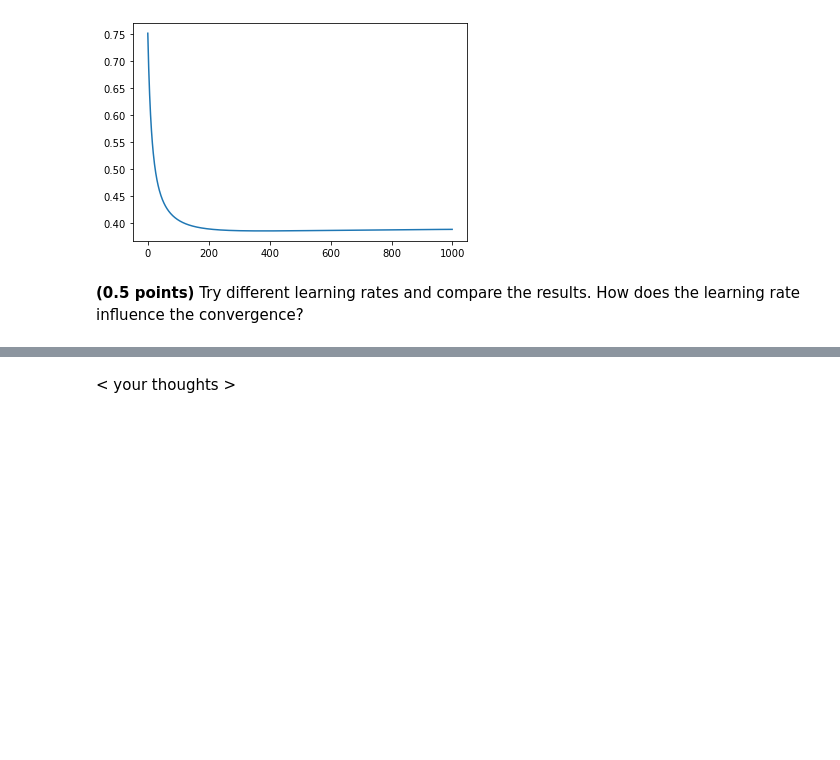
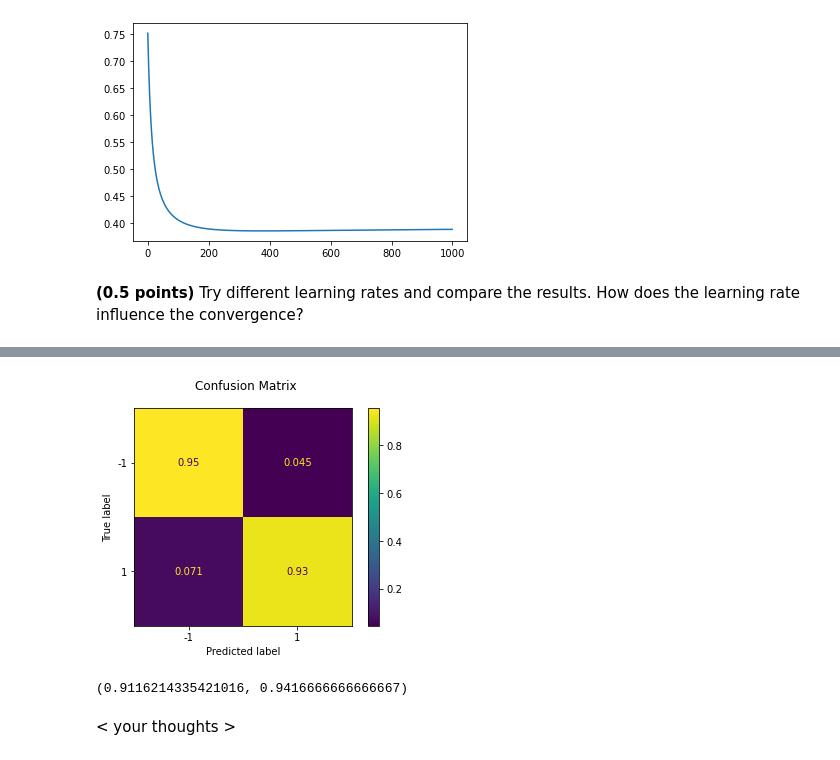
Before and after one commit to AndreiMedvedevSaratov/ml-5_classification_linear_knn, a Jupyter notebook: hw_classification.ipynb, the cells around one changed output, grey strips where cells are left out. Cells and saved outputs as stored; diff of their text form; code cells hidden in the pictures; blank space fills up the shorter version.

```diff
--- a/hw_classification.ipynb
+++ b/hw_classification.ipynb
@@ -198,2 +209,8 @@ plt.plot(model.loss_array);
+# %%
+learning_rate = CustomLogisticRegression(eta=0.0011)
+fit_evaluate(learning_rate, X_train, y_train, X_test, y_test)
+# %% [output]
+[figure, added]
+(0.9116214335421016, 0.9416666666666667)
 # %% [markdown]
 < your thoughts >
```
Also changed, not shown: parts of 13 cells of this notebook.
